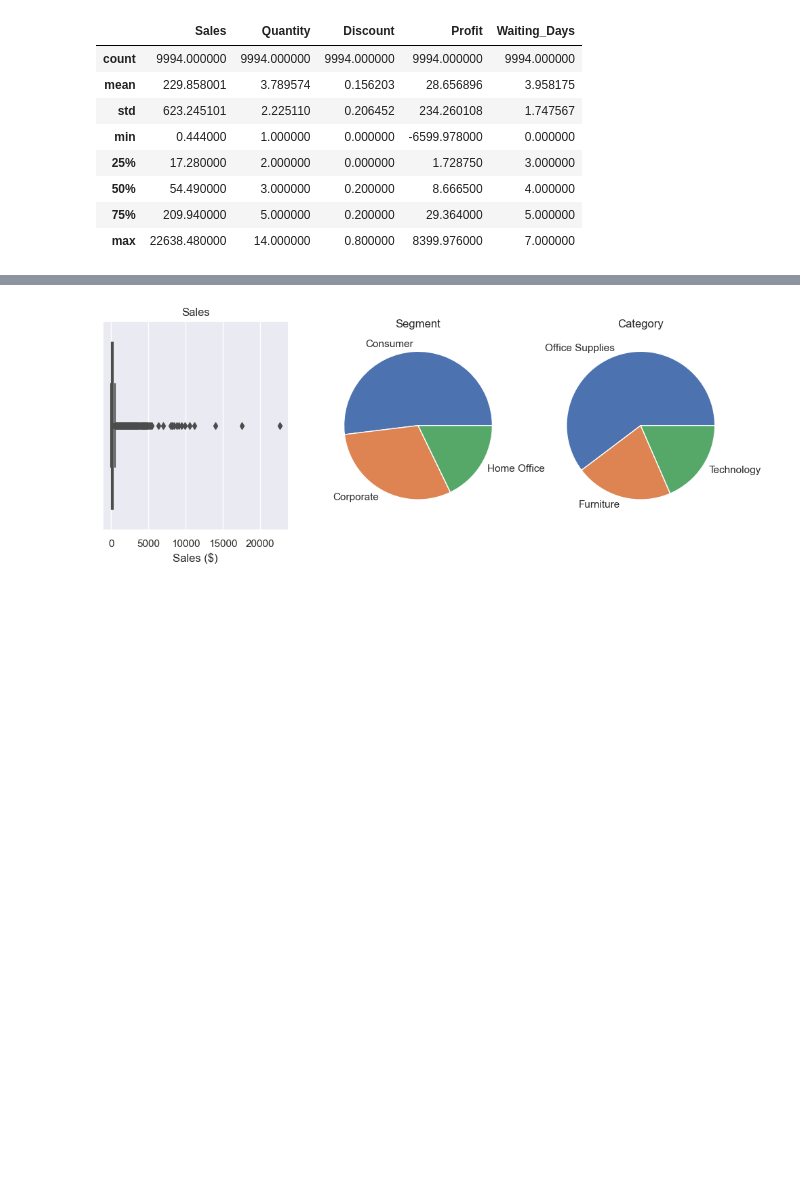
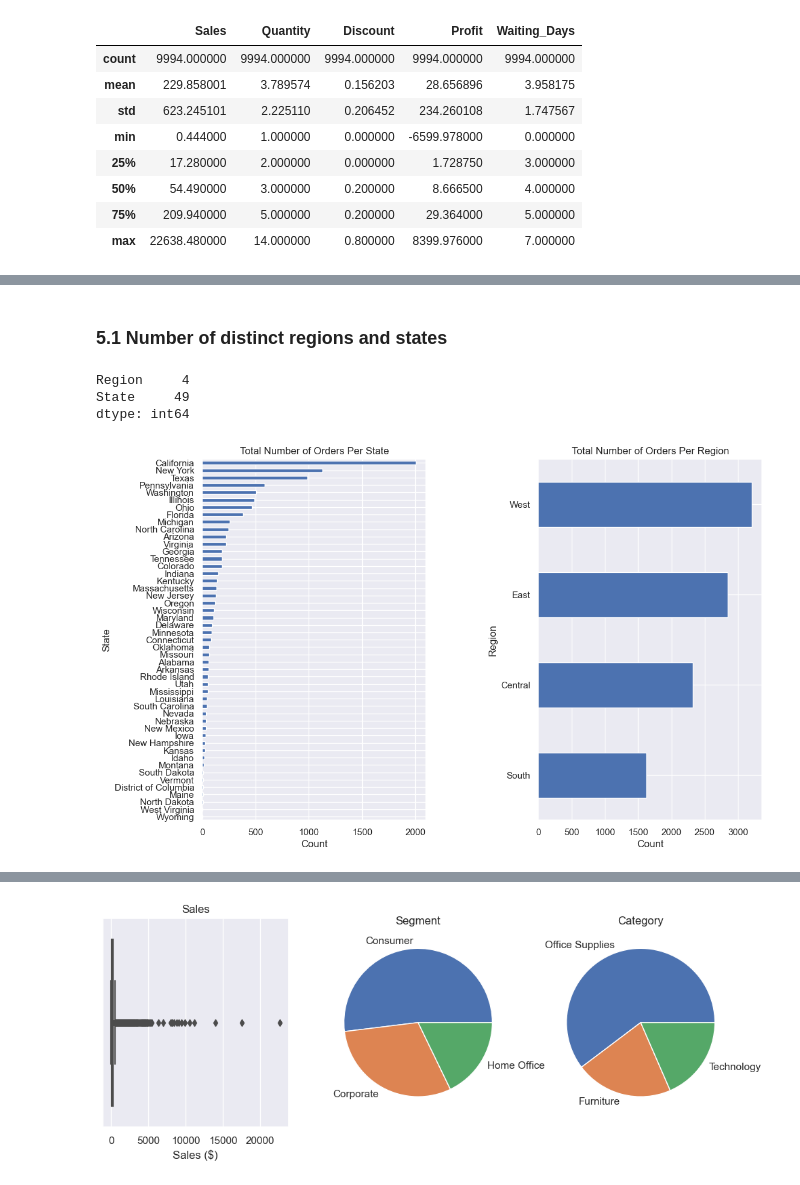
Before and after one commit to livia360/Captone_project2, a Jupyter notebook: 01_Data_Wrangling_and_EDA.ipynb, the cells around one changed output, grey strips where cells are left out. Saved outputs shown, nothing was run; the diff lists cells and outputs as text; code cells hidden in the pictures; blank space fills up the shorter version.

```diff
--- a/01_Data_Wrangling_and_EDA.ipynb
+++ b/01_Data_Wrangling_and_EDA.ipynb
@@ -292,0 +277,28 @@ df_clean.describe()
+# %% [markdown]
+### 5.1 Number of distinct regions and states
+# %%
+#Select the 'Region' and 'state' columns from data and use the `nunique` method to calculate
+#the number of unique values in each
+df[['Region', 'State']].nunique()
+# %% [output]
+Region     4
+State     49
+dtype: int64
+# %%
+fig, ax = plt.subplots(1, 2, figsize=(12,12))
+#Specify a horizontal barplot ('barh') as kind of plot (kind=)
+df.State.value_counts().sort_values(ascending=True).plot(kind='barh', ax=ax[0])
+ax[0].set_ylabel('State')
+ax[0].set_xlabel('Count')
+ax[0].set_title('Total Number of Orders Per State')
+
+df.Region.value_counts().sort_values(ascending=True).plot(kind='barh', ax=ax[1])
+ax[1].set_ylabel('Region')
+ax[1].set_xlabel('Count')
+ax[1].set_title('Total Number of Orders Per Region')
+
+#Give the subplots a little "breathing room" with a wspace of 0.5
+plt.subplots_adjust(bottom=0.3, top=0.8, wspace=0.5, hspace=0)
+plt.show();
+# %% [output]
+[figure, added]
```
Also changed, not shown: parts of 32 cells of this notebook.
